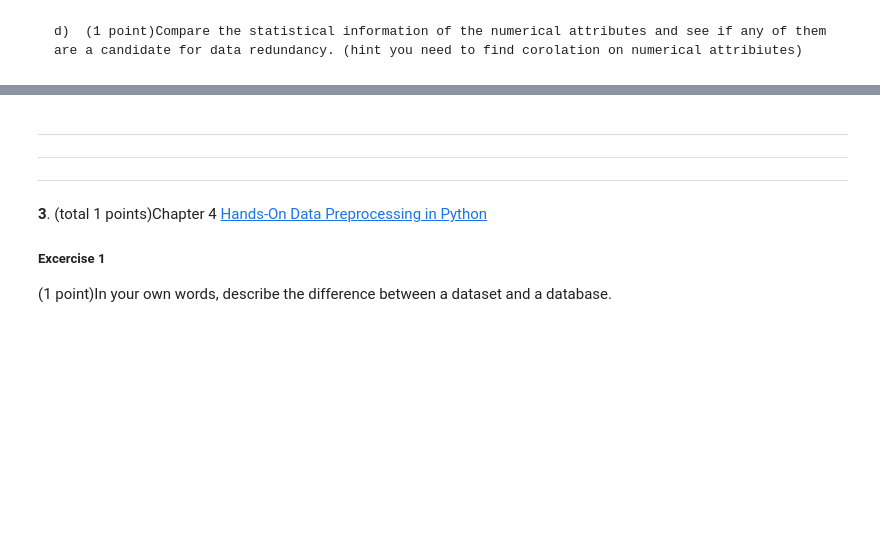
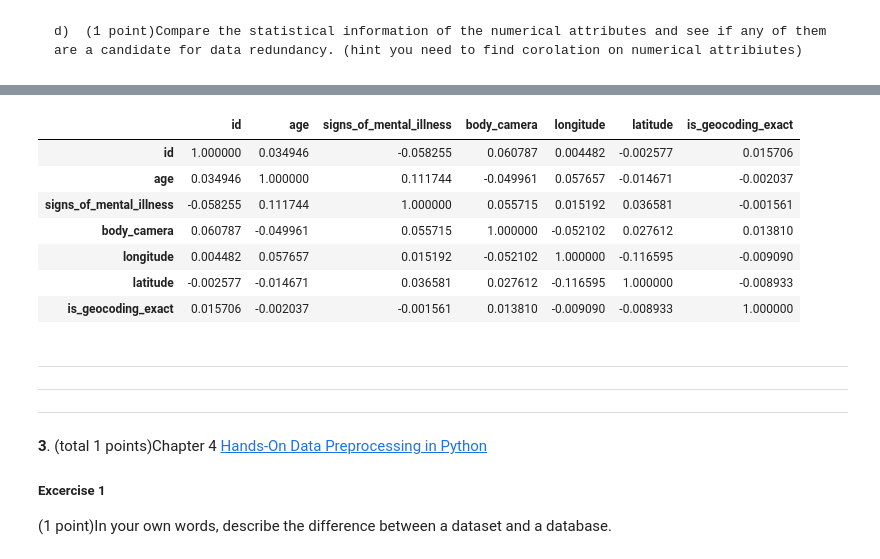
Before and after one commit to jting0499/ML_assignment-1, a Jupyter notebook: Assignment_01.ipynb, the cells around one changed output, grey strips where cells are left out. Saved outputs shown, nothing was run; the diff lists cells and outputs as text; code cells hidden in the pictures; blank space fills up the shorter version.

```diff
--- a/Assignment_01.ipynb
+++ b/Assignment_01.ipynb
@@ -66,0 +140,3 @@ incident_df
+# %%
+incident_df = incident_df.loc[:, incident_df.nunique() > 1] #remove from data and print it out
+print(incident_df)
@@ -75,3 +204,17 @@ incident_df
+# %%
+incident_df.corr(numeric_only=True) #compute the correlation matrix
+# According to the correlation matrix, most numerical attributes have very low correlations with each other.
+# Ex. very weak correlation between latitude and longitude (-0.116595). Thus, none of the numerical attributes are redundant.
+# All of them can be kept for further analysis.
+# %% [output]
+|  | id | age | signs_of_mental_illness | body_camera | longitude | latitude | is_geocoding_exact |
+| id | 1.000000 | 0.034946 | -0.058255 | 0.060787 | 0.004482 | -0.002577 | 0.015706 |
+| age | 0.034946 | 1.000000 | 0.111744 | -0.049961 | 0.057657 | -0.014671 | -0.002037 |
+| signs_of_mental_illness | -0.058255 | 0.111744 | 1.000000 | 0.055715 | 0.015192 | 0.036581 | -0.001561 |
+| body_camera | 0.060787 | -0.049961 | 0.055715 | 1.000000 | -0.052102 | 0.027612 | 0.013810 |
+| longitude | 0.004482 | 0.057657 | 0.015192 | -0.052102 | 1.000000 | -0.116595 | -0.009090 |
+| latitude | -0.002577 | -0.014671 | 0.036581 | 0.027612 | -0.116595 | 1.000000 | -0.008933 |
+| is_geocoding_exact | 0.015706 | -0.002037 | -0.001561 | 0.013810 | -0.009090 | -0.008933 | 1.000000 |
 # %% [markdown]
 
 
```
Also changed, not shown: parts of 30 cells of this notebook, 1 other file.
